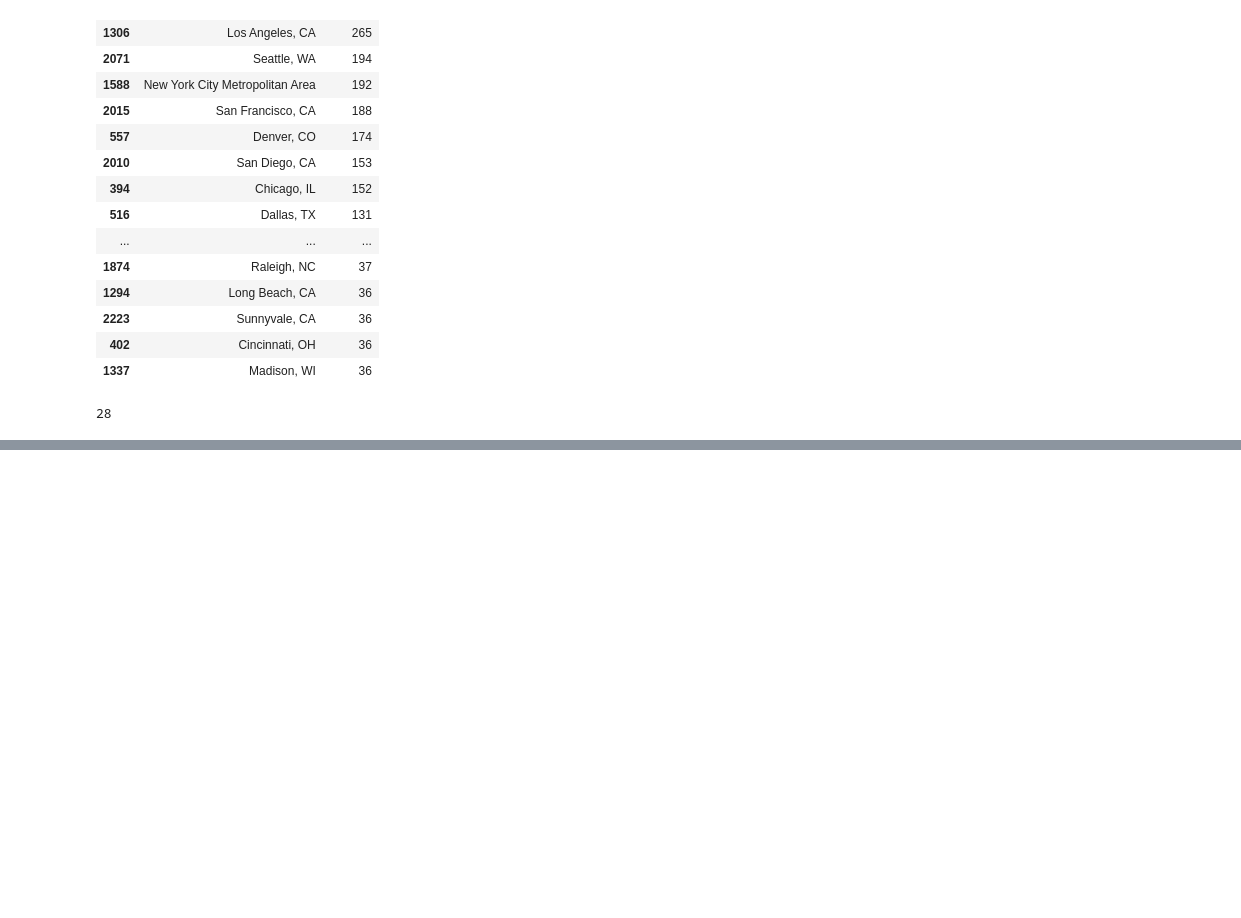
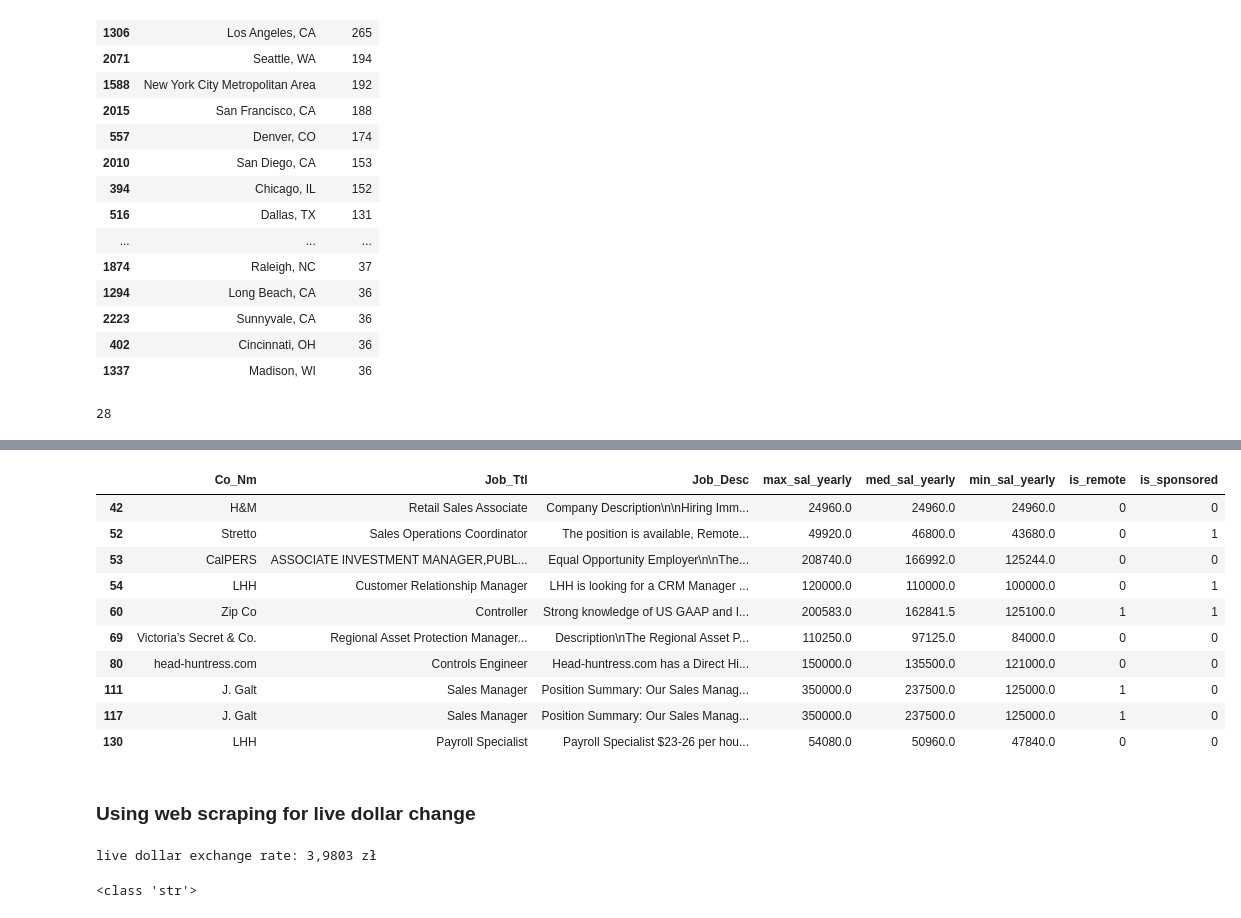
Before and after one commit to MOlowski/Job-posting, a Jupyter notebook: LinkedinJobs_DataPreparation.ipynb, the cells around one changed output, grey strips where cells are left out. Drawn from its saved outputs; the diff is of its cells as text; code cells hidden in the pictures; blank space fills up the shorter version.

```diff
--- a/LinkedinJobs_DataPreparation.ipynb
+++ b/LinkedinJobs_DataPreparation.ipynb
@@ -121,3 +128,52 @@ df_med_sal = df_med_sal.loc[df_med_sal['py_prd']!='ONCE']
 df_med_sal['med_sal_yearly'] = df_med_sal.apply(
     lambda row: row['med_sal']*2080 if row['py_prd']=='HOURLY' else row['med_sal']*52 if row['py_prd']=='WEEKLY' else row['med_sal']*12 if row['py_prd']=='MONTHLY' else row['med_sal'], axis=1
                                         )
+# %%
+df_med_sal['max_sal_yearly'] = df_med_sal.apply(
+    lambda row: row['max_sal']*2080 if row['py_prd']=='HOURLY' else row['max_sal']*52 if row['py_prd']=='WEEKLY' else row['max_sal']*12 if row['py_prd']=='MONTHLY' else row['max_sal'], axis=1
+                                        )
+# %%
+df_med_sal['min_sal_yearly'] = df_med_sal.apply(
+    lambda row: row['min_sal']*2080 if row['py_prd']=='HOURLY' else row['min_sal']*52 if row['py_prd']=='WEEKLY' else row['min_sal']*12 if row['py_prd']=='MONTHLY' else row['min_sal'], axis=1
+                                        )
+# %%
+df_med_sal[['Co_Nm','Job_Ttl','Job_Desc','max_sal_yearly','med_sal_yearly','min_sal_yearly','is_remote','is_sponsored']].head(10)
+# %% [output]
+|  | Co_Nm | Job_Ttl | Job_Desc | max_sal_yearly | med_sal_yearly | min_sal_yearly | is_remote | is_sponsored |
+| 42 | H&M | Retail Sales Associate | Company Description\n\nHiring Imm... | 24960.0 | 24960.0 | 24960.0 | 0 | 0 |
+| 52 | Stretto | Sales Operations Coordinator | The position is available, Remote... | 49920.0 | 46800.0 | 43680.0 | 0 | 1 |
+| 53 | CalPERS | ASSOCIATE INVESTMENT MANAGER,PUBL... | Equal Opportunity Employer\n\nThe... | 208740.0 | 166992.0 | 125244.0 | 0 | 0 |
+| 54 | LHH | Customer Relationship Manager | LHH is looking for a CRM Manager ... | 120000.0 | 110000.0 | 100000.0 | 0 | 1 |
+| 60 | Zip Co | Controller | Strong knowledge of US GAAP and I... | 200583.0 | 162841.5 | 125100.0 | 1 | 1 |
+| 69 | Victoria’s Secret & Co. | Regional Asset Protection Manager... | Description\nThe Regional Asset P... | 110250.0 | 97125.0 | 84000.0 | 0 | 0 |
+| 80 | head-huntress.com | Controls Engineer | Head-huntress.com has a Direct Hi... | 150000.0 | 135500.0 | 121000.0 | 0 | 0 |
+| 111 | J. Galt | Sales Manager | Position Summary: Our Sales Manag... | 350000.0 | 237500.0 | 125000.0 | 1 | 0 |
+| 117 | J. Galt | Sales Manager | Position Summary: Our Sales Manag... | 350000.0 | 237500.0 | 125000.0 | 1 | 0 |
+| 130 | LHH | Payroll Specialist | Payroll Specialist $23-26 per hou... | 54080.0 | 50960.0 | 47840.0 | 0 | 0 |
+# %% [markdown]
+### Using web scraping for live dollar change
+# %%
+import requests
+from bs4 import BeautifulSoup
+
+url = 'https://www.bankier.pl/waluty/kursy-walut/nbp/USD'
+
+response = requests.get(url)
+
+if response.status_code == 200:
+
+    soup = BeautifulSoup(response.content, "html.parser")
+
+    element = soup.find("div", class_="profilLast")
+
+    dollar_exchange_rate = element.text.strip()
+    print("live dollar exchange rate:", dollar_exchange_rate)
+else:
+    print("Failed. Status code:", response.status_code)
+# %% [output]
+live dollar exchange rate: 3,9803 zł
+# %%
+dollar_exchange_rate = dollar_exchange_rate[0:4]
+print(type(dollar_exchange_rate))
+# %% [output]
+<class 'str'>
```
Also changed, not shown: parts of 6 cells of this notebook, 3 other files.
